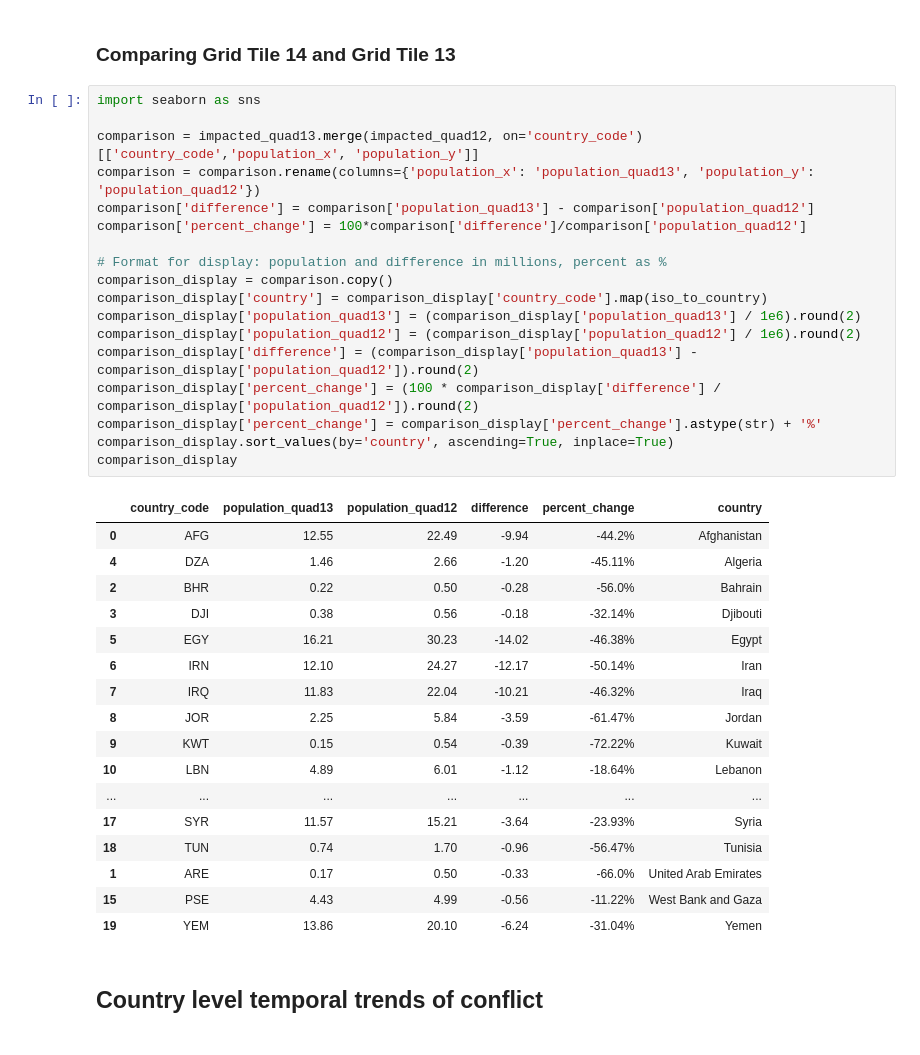
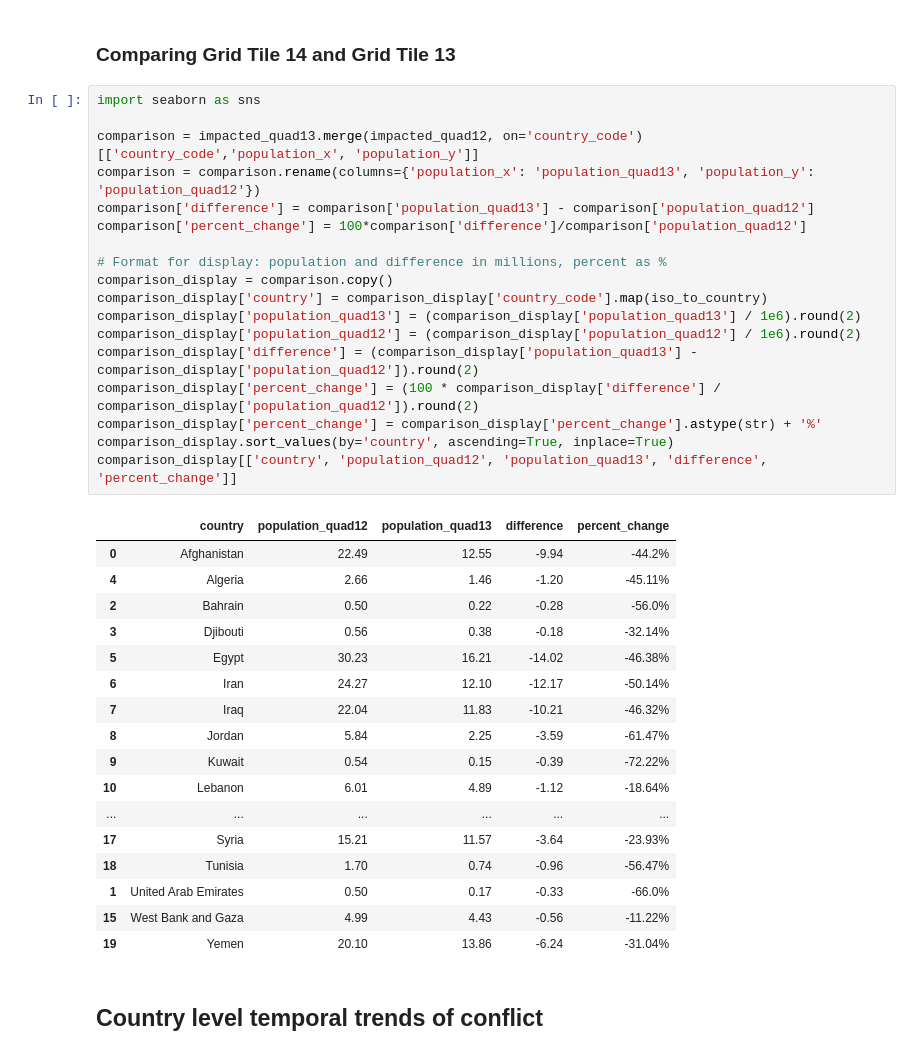
Before and after one commit to worldbank/MENA-FCV-economic-monitor, a Jupyter notebook: notebooks/conflict/acled_report.ipynb, the cells around one changed output. Cells and saved outputs as stored; diff of their text form.

```diff
--- a/notebooks/conflict/acled_report.ipynb
+++ b/notebooks/conflict/acled_report.ipynb
@@ -374,39 +370,39 @@ bahrain_m
 # %%
 import seaborn as sns
 
 comparison = impacted_quad13.merge(impacted_quad12, on='country_code')[['country_code','population_x', 'population_y']]
 comparison = comparison.rename(columns={'population_x': 'population_quad13', 'population_y': 'population_quad12'})
 comparison['difference'] = comparison['population_quad13'] - comparison['population_quad12']
 comparison['percent_change'] = 100*comparison['difference']/comparison['population_quad12']
 
 # Format for display: population and difference in millions, percent as %
 comparison_display = comparison.copy()
 comparison_display['country'] = comparison_display['country_code'].map(iso_to_country)
 comparison_display['population_quad13'] = (comparison_display['population_quad13'] / 1e6).round(2)
 comparison_display['population_quad12'] = (comparison_display['population_quad12'] / 1e6).round(2)
 comparison_display['difference'] = (comparison_display['population_quad13'] - comparison_display['population_quad12']).round(2)
 comparison_display['percent_change'] = (100 * comparison_display['difference'] / comparison_display['population_quad12']).round(2)
 comparison_display['percent_change'] = comparison_display['percent_change'].astype(str) + '%'
 comparison_display.sort_values(by='country', ascending=True, inplace=True)
-comparison_display
+comparison_display[['country', 'population_quad12', 'population_quad13', 'difference', 'percent_change']]
 # %% [output]
-|  | country_code | population_quad13 | population_quad12 | difference | percent_change | country |
-| 0 | AFG | 12.55 | 22.49 | -9.94 | -44.2% | Afghanistan |
-| 4 | DZA | 1.46 | 2.66 | -1.20 | -45.11% | Algeria |
-| 2 | BHR | 0.22 | 0.50 | -0.28 | -56.0% | Bahrain |
-| 3 | DJI | 0.38 | 0.56 | -0.18 | -32.14% | Djibouti |
-| 5 | EGY | 16.21 | 30.23 | -14.02 | -46.38% | Egypt |
-| 6 | IRN | 12.10 | 24.27 | -12.17 | -50.14% | Iran |
-| 7 | IRQ | 11.83 | 22.04 | -10.21 | -46.32% | Iraq |
-| 8 | JOR | 2.25 | 5.84 | -3.59 | -61.47% | Jordan |
-| 9 | KWT | 0.15 | 0.54 | -0.39 | -72.22% | Kuwait |
-| 10 | LBN | 4.89 | 6.01 | -1.12 | -18.64% | Lebanon |
-| ... | ... | ... | ... | ... | ... | ... |
-| 17 | SYR | 11.57 | 15.21 | -3.64 | -23.93% | Syria |
-| 18 | TUN | 0.74 | 1.70 | -0.96 | -56.47% | Tunisia |
-| 1 | ARE | 0.17 | 0.50 | -0.33 | -66.0% | United Arab Emirates |
-| 15 | PSE | 4.43 | 4.99 | -0.56 | -11.22% | West Bank and Gaza |
-| 19 | YEM | 13.86 | 20.10 | -6.24 | -31.04% | Yemen |
+|  | country | population_quad12 | population_quad13 | difference | percent_change |
+| 0 | Afghanistan | 22.49 | 12.55 | -9.94 | -44.2% |
+| 4 | Algeria | 2.66 | 1.46 | -1.20 | -45.11% |
+| 2 | Bahrain | 0.50 | 0.22 | -0.28 | -56.0% |
+| 3 | Djibouti | 0.56 | 0.38 | -0.18 | -32.14% |
+| 5 | Egypt | 30.23 | 16.21 | -14.02 | -46.38% |
+| 6 | Iran | 24.27 | 12.10 | -12.17 | -50.14% |
+| 7 | Iraq | 22.04 | 11.83 | -10.21 | -46.32% |
+| 8 | Jordan | 5.84 | 2.25 | -3.59 | -61.47% |
+| 9 | Kuwait | 0.54 | 0.15 | -0.39 | -72.22% |
+| 10 | Lebanon | 6.01 | 4.89 | -1.12 | -18.64% |
+| ... | ... | ... | ... | ... | ... |
+| 17 | Syria | 15.21 | 11.57 | -3.64 | -23.93% |
+| 18 | Tunisia | 1.70 | 0.74 | -0.96 | -56.47% |
+| 1 | United Arab Emirates | 0.50 | 0.17 | -0.33 | -66.0% |
+| 15 | West Bank and Gaza | 4.99 | 4.43 | -0.56 | -11.22% |
+| 19 | Yemen | 20.10 | 13.86 | -6.24 | -31.04% |
 # %% [markdown]
 ## Country level temporal trends of conflict
 # %%
```
Also changed, not shown: parts of 1 cell of this notebook.
